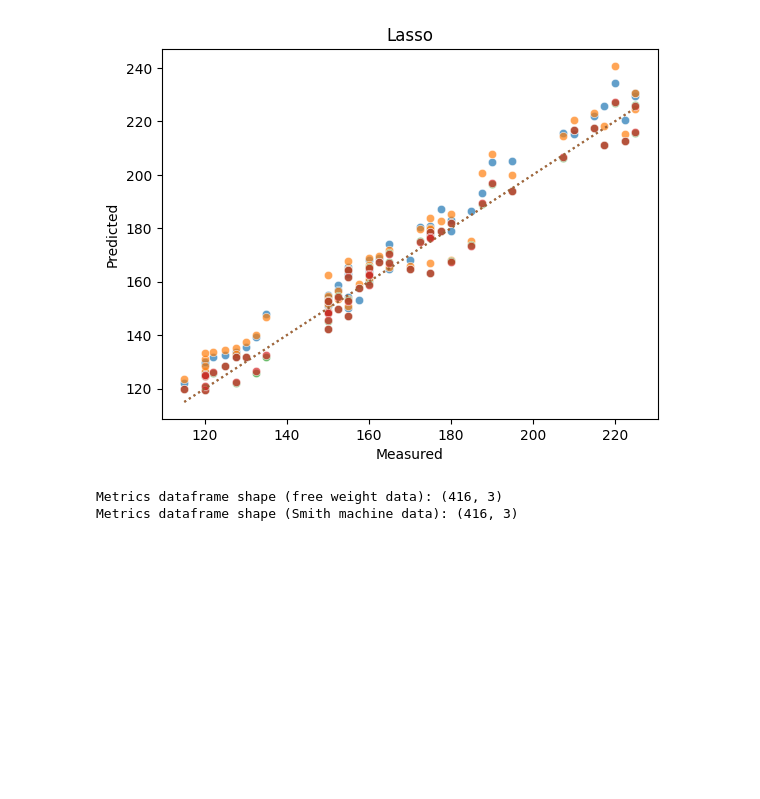
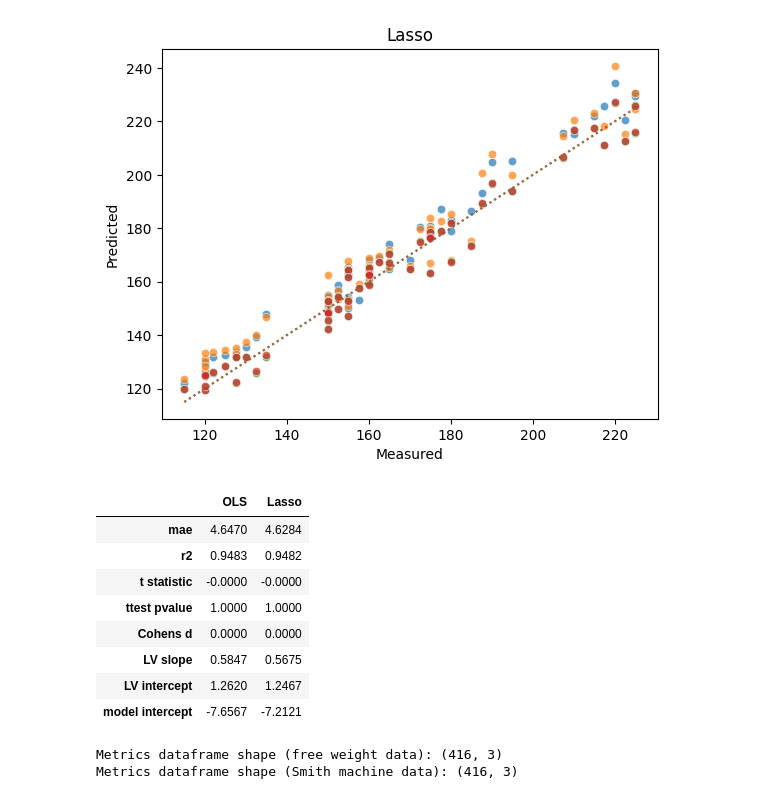
Before and after one commit to silvhua/lighthouse-capstone-project, a Jupyter notebook: notebooks/2022-12-02 iteration 4.ipynb, the cells around one changed output. Saved outputs shown, nothing was run; the diff lists cells and outputs as text; code cells hidden in the pictures; blank space fills up the shorter version.

```diff
--- a/notebooks/2022-12-02 iteration 4.ipynb
+++ b/notebooks/2022-12-02 iteration 4.ipynb
@@ -223,6 +222,18 @@ File saved:  C:/Users/silvh/OneDrive/lighthouse/projects/lighthouse-capstone-pro
 File saved:  C:/Users/silvh/OneDrive/lighthouse/projects/lighthouse-capstone-project/output/predictions/04 iteration SM predictions.csv
 File saved:  C:/Users/silvh/OneDrive/lighthouse/projects/lighthouse-capstone-project/output/models/04 iteration SM metrics and coefficients.csv
 [figure]
+# %%
+metrics_sm
+# %% [output]
+|  | OLS | Lasso |
+| mae | 4.6470 | 4.6284 |
+| r2 | 0.9483 | 0.9482 |
+| t statistic | -0.0000 | -0.0000 |
+| ttest pvalue | 1.0000 | 1.0000 |
+| Cohens d | 0.0000 | 0.0000 |
+| LV slope | 0.5847 | 0.5675 |
+| LV intercept | 1.2620 | 1.2467 |
+| model intercept | -7.6567 | -7.2121 |
 # %%
 scatterplot, error_plot, _, _ = compare_models(predictions_fw,
     predictions_sm, context='talk', ymin=-2, ymax=8, title='Measured 1RM vs. model predictions')
```
Also changed, not shown: parts of 3 cells of this notebook, 54 other files.
